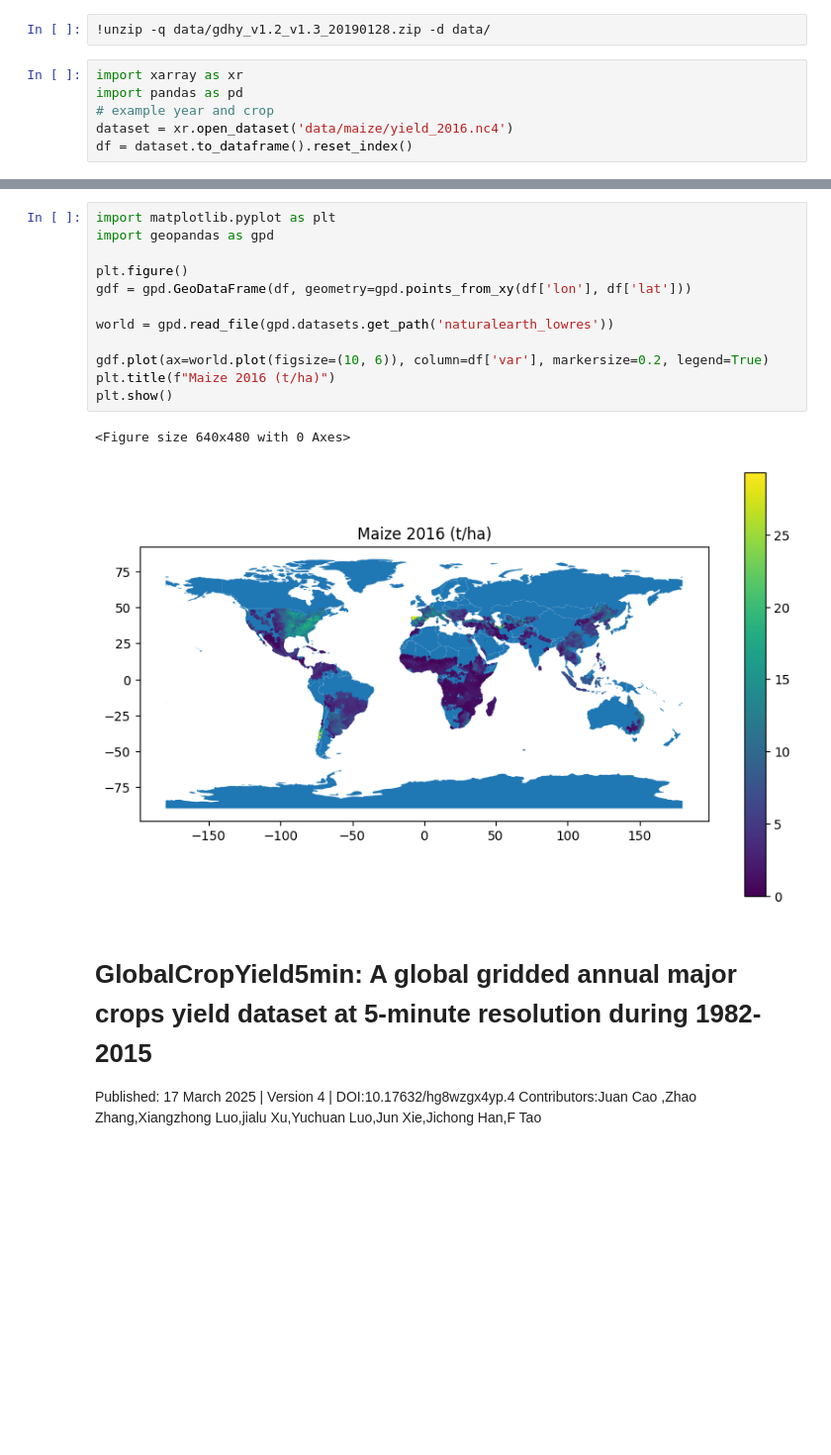
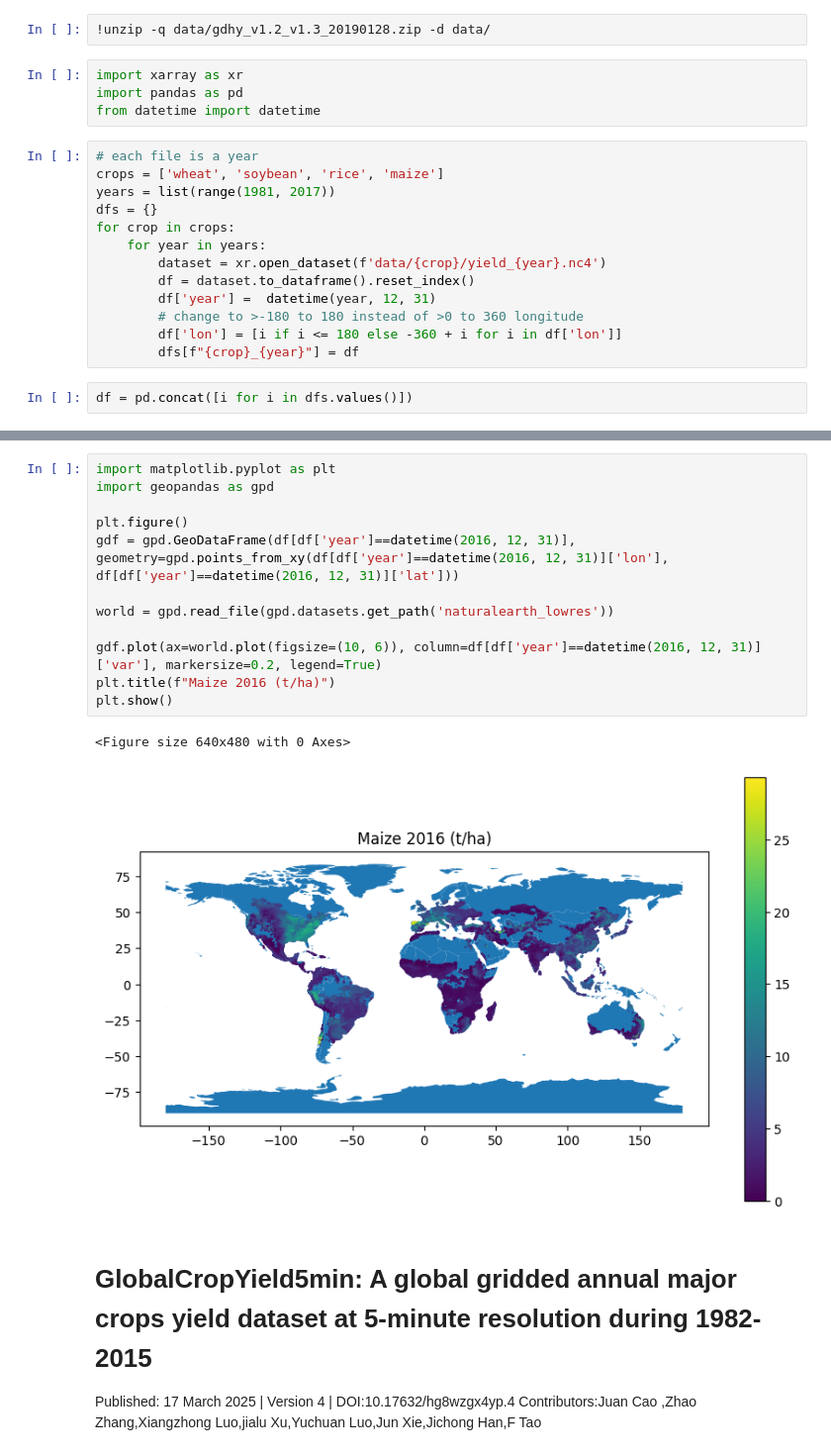
Before and after one commit to davidguzmanr/COMP-685-Fall-2025, a Jupyter notebook: notebooks/import_tests.ipynb, the cells around one changed output, grey strips where cells are left out. Shown at 99% size. Drawn from its saved outputs; the diff is of its cells as text; blank space fills up the shorter version.

```diff
--- a/notebooks/import_tests.ipynb
+++ b/notebooks/import_tests.ipynb
@@ -290,9 +212,22 @@ gdhy_v1.2_v1.3_2019 100%[===================>]  15.25M  10.9MB/s    in 1.4s
 # %%
 import xarray as xr
 import pandas as pd
-# example year and crop
-dataset = xr.open_dataset('data/maize/yield_2016.nc4')
-df = dataset.to_dataframe().reset_index()
+from datetime import datetime
+# %%
+# each file is a year
+crops = ['wheat', 'soybean', 'rice', 'maize']
+years = list(range(1981, 2017))
+dfs = {}
+for crop in crops:
+    for year in years:
+        dataset = xr.open_dataset(f'data/{crop}/yield_{year}.nc4')
+        df = dataset.to_dataframe().reset_index()
+        df['year'] =  datetime(year, 12, 31)
+        # change to >-180 to 180 instead of >0 to 360 longitude
+        df['lon'] = [i if i <= 180 else -360 + i for i in df['lon']]
+        dfs[f"{crop}_{year}"] = df
+# %%
+df = pd.concat([i for i in dfs.values()])
 # %%
 df
 # %% [output]
@@ -315,18 +263,18 @@ df['lon'] = [i if i <= 180 else -360 + i for i in df['lon']]
 # %%
 import matplotlib.pyplot as plt
 import geopandas as gpd
 
 plt.figure()
-gdf = gpd.GeoDataFrame(df, geometry=gpd.points_from_xy(df['lon'], df['lat']))
+gdf = gpd.GeoDataFrame(df[df['year']==datetime(2016, 12, 31)], geometry=gpd.points_from_xy(df[df['year']==datetime(2016, 12, 31)]['lon'], df[df['year']==datetime(2016, 12, 31)]['lat']))
 
 world = gpd.read_file(gpd.datasets.get_path('naturalearth_lowres'))
 
-gdf.plot(ax=world.plot(figsize=(10, 6)), column=df['var'], markersize=0.2, legend=True)
+gdf.plot(ax=world.plot(figsize=(10, 6)), column=df[df['year']==datetime(2016, 12, 31)]['var'], markersize=0.2, legend=True)
 plt.title(f"Maize 2016 (t/ha)")
 plt.show()
 # %% [output]
 <Figure size 640x480 with 0 Axes>
-[figure, old version]
+[figure, new version]
 # %% [markdown]
 # GlobalCropYield5min: A global gridded annual major crops yield dataset at 5-minute resolution during 1982-2015
 Published: 17 March 2025 | Version 4 | DOI:10.17632/hg8wzgx4yp.4 Contributors:Juan Cao
```
Also changed, not shown: parts of 22 cells of this notebook.
